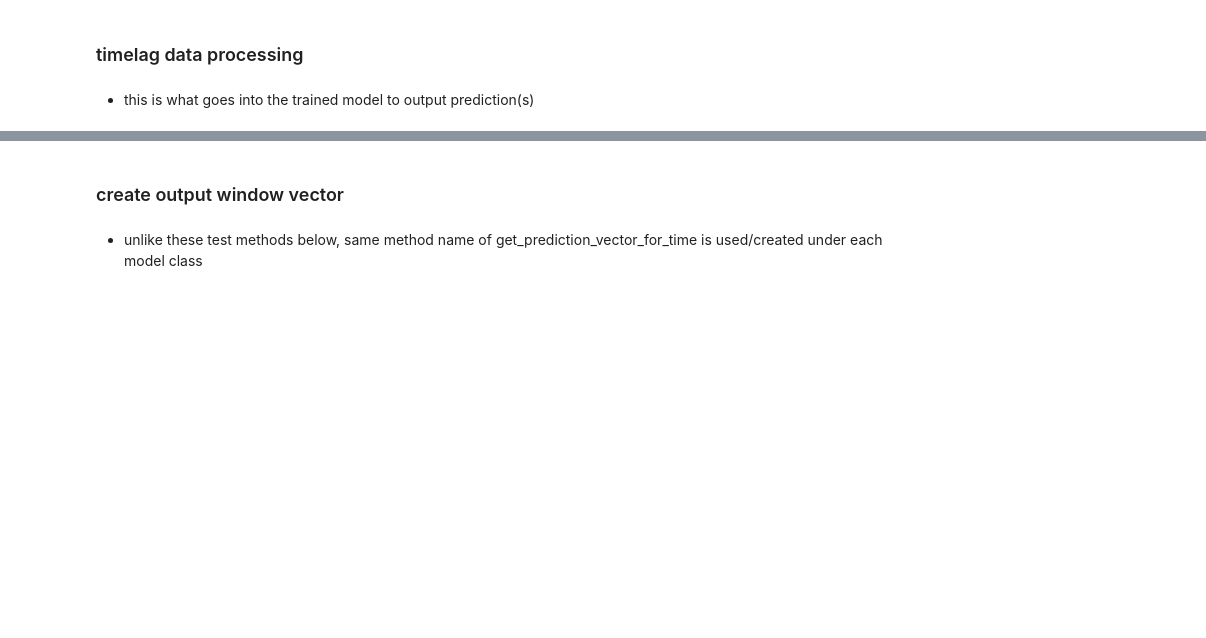
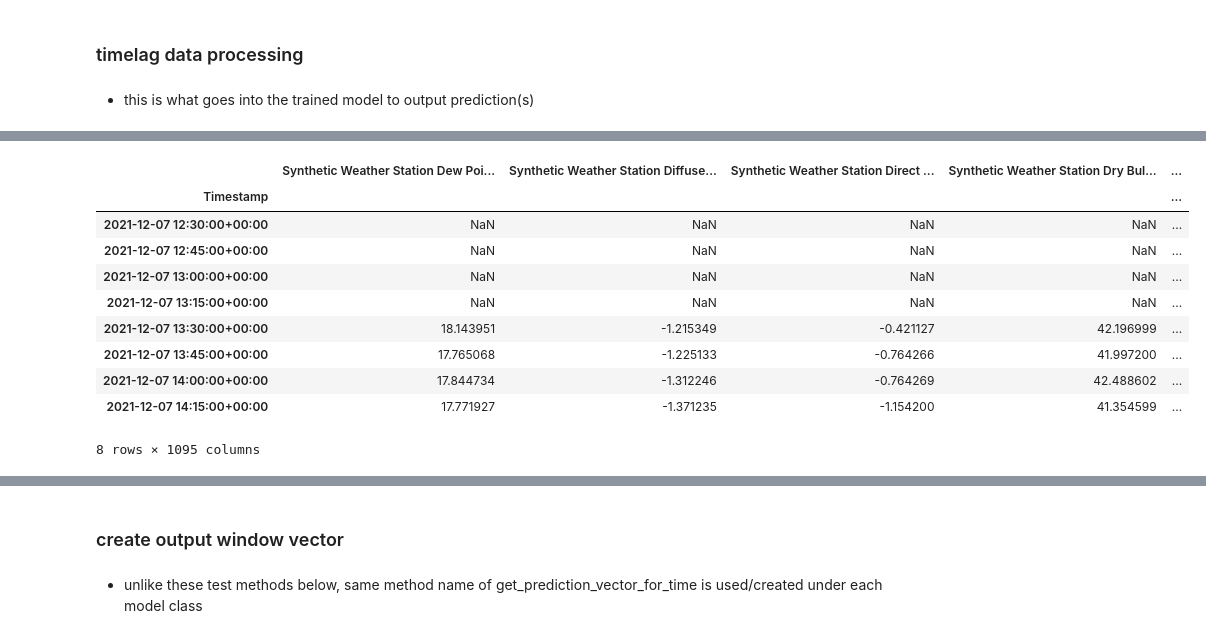
Before and after one commit to NREL/Wattile, a Jupyter notebook: notebooks/exploratory/data_processing_window_source_width_calc.ipynb, the cells around one changed output, grey strips where cells are left out. Saved outputs shown, nothing was run; the diff lists cells and outputs as text; code cells hidden in the pictures; blank space fills up the shorter version.

```diff
--- a/notebooks/exploratory/data_processing_window_source_width_calc.ipynb
+++ b/notebooks/exploratory/data_processing_window_source_width_calc.ipynb
@@ -425,0 +553,3 @@ output
+# %%
+# shift target for futurecast
+data[target_var] = target_temp.shift(freq="-" + window_width_futurecast)
@@ -425,0 +566,42 @@ output
+# %%
+# split predictors and target
+target = data[target_var]
+data = data.drop(target_var, axis=1)
+data_orig = data
+
+# Pad the exogenous variables
+temp_holder = list()
+temp_holder.append(data_orig)
+for i in range(1, lag_count + 1):
+    shifted = (
+        data_orig.shift(freq=i * lag_interval)
+        .astype("float32")
+        .add_suffix("_lag{}".format(i))
+    )
+    temp_holder.append(shifted)
+temp_holder.reverse()
+data = pd.concat(temp_holder, axis=1)
+
+# Do fine padding for future predictions. Create a new df to preserve memory usage.
+local = pd.DataFrame()
+for i in range(0, initial_num):
+    if i == 0:
+        local["{}_lag_{}".format(target_var, i)] = target.shift(i)
+    else:
+        local["{}_lag_{}".format(target_var, i)] = target.shift(
+            freq="-" + (i * bin_interval)
+        )
+# %%
+data
+# %% [output]
+|  | Synthetic Weather Station Dew Poi... | Synthetic Weather Station Diffuse... | Synthetic Weather Station Direct ... | Synthetic Weather Station Dry Bul... | ... |
+| Timestamp |  |  |  |  | ... |
+| 2021-12-07 12:30:00+00:00 | NaN | NaN | NaN | NaN | ... |
+| 2021-12-07 12:45:00+00:00 | NaN | NaN | NaN | NaN | ... |
+| 2021-12-07 13:00:00+00:00 | NaN | NaN | NaN | NaN | ... |
+| 2021-12-07 13:15:00+00:00 | NaN | NaN | NaN | NaN | ... |
+| 2021-12-07 13:30:00+00:00 | 18.143951 | -1.215349 | -0.421127 | 42.196999 | ... |
+| 2021-12-07 13:45:00+00:00 | 17.765068 | -1.225133 | -0.764266 | 41.997200 | ... |
+| 2021-12-07 14:00:00+00:00 | 17.844734 | -1.312246 | -0.764269 | 42.488602 | ... |
+| 2021-12-07 14:15:00+00:00 | 17.771927 | -1.371235 | -1.154200 | 41.354599 | ... |
+8 rows × 1095 columns
```
Also changed, not shown: parts of 13 cells of this notebook.
